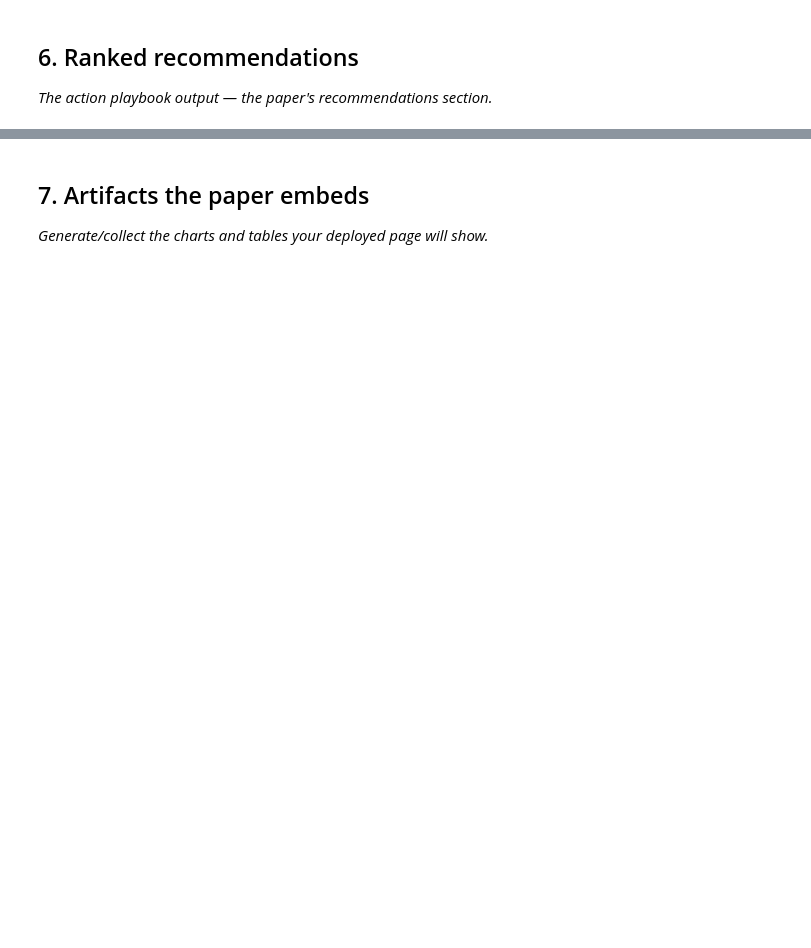
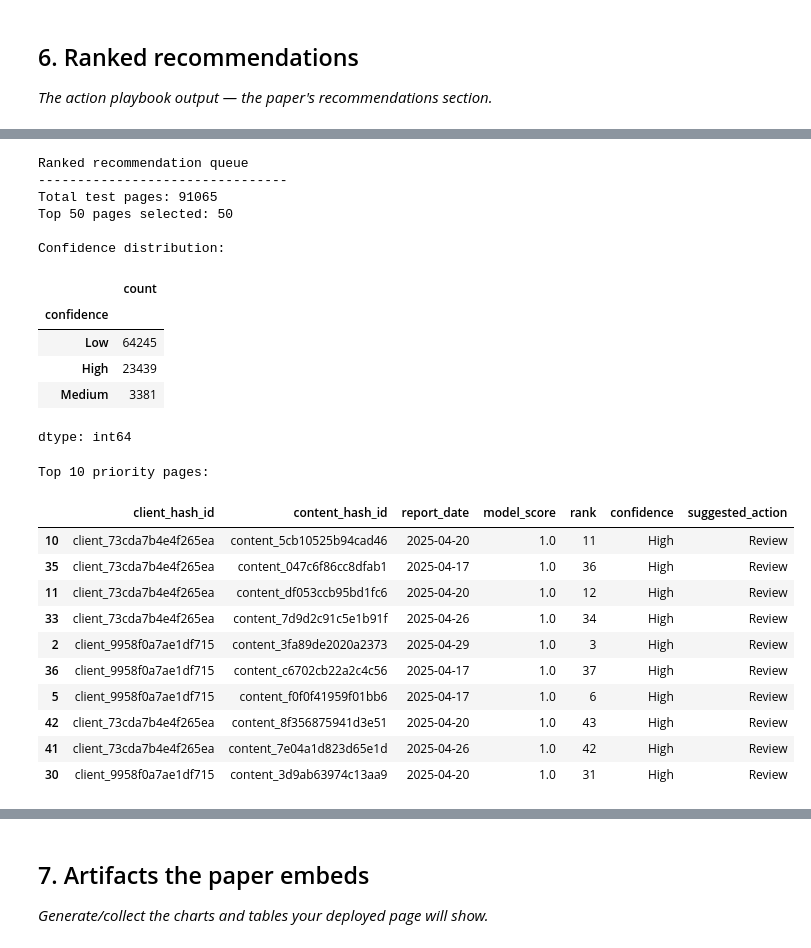
Before and after one commit to jenilrupareliya5150-bit/FlyRankAi-ml-Track, a Jupyter notebook: work/notebooks/capstone.ipynb, the cells around one changed output, grey strips where cells are left out. Saved outputs shown, nothing was run; the diff lists cells and outputs as text; code cells hidden in the pictures; blank space fills up the shorter version.

```diff
--- a/work/notebooks/capstone.ipynb
+++ b/work/notebooks/capstone.ipynb
@@ -32,0 +1162,40 @@ This skeleton is yours to fill. Work the sections **in order** — each one has
+# %%
+print("Ranked recommendation queue")
+print("--------------------------------")
+print("Total test pages:", len(recommendations))
+print("Top 50 pages selected:", len(top_50))
+
+print("\nConfidence distribution:")
+display(
+    recommendations["confidence"].value_counts()
+)
+
+print("\nTop 10 priority pages:")
+display(
+    top_50.sample(10)
+)
+# %% [output]
+Ranked recommendation queue
+--------------------------------
+Total test pages: 91065
+Top 50 pages selected: 50
+
+Confidence distribution:
+|  | count |
+| confidence |  |
+| Low | 64245 |
+| High | 23439 |
+| Medium | 3381 |
+dtype: int64
+Top 10 priority pages:
+|  | client_hash_id | content_hash_id | report_date | model_score | rank | confidence | suggested_action |
+| 10 | client_73cda7b4e4f265ea | content_5cb10525b94cad46 | 2025-04-20 | 1.0 | 11 | High | Review |
+| 35 | client_73cda7b4e4f265ea | content_047c6f86cc8dfab1 | 2025-04-17 | 1.0 | 36 | High | Review |
+| 11 | client_73cda7b4e4f265ea | content_df053ccb95bd1fc6 | 2025-04-20 | 1.0 | 12 | High | Review |
+| 33 | client_73cda7b4e4f265ea | content_7d9d2c91c5e1b91f | 2025-04-26 | 1.0 | 34 | High | Review |
+| 2 | client_9958f0a7ae1df715 | content_3fa89de2020a2373 | 2025-04-29 | 1.0 | 3 | High | Review |
+| 36 | client_9958f0a7ae1df715 | content_c6702cb22a2c4c56 | 2025-04-17 | 1.0 | 37 | High | Review |
+| 5 | client_9958f0a7ae1df715 | content_f0f0f41959f01bb6 | 2025-04-17 | 1.0 | 6 | High | Review |
+| 42 | client_73cda7b4e4f265ea | content_8f356875941d3e51 | 2025-04-20 | 1.0 | 43 | High | Review |
+| 41 | client_73cda7b4e4f265ea | content_7e04a1d823d65e1d | 2025-04-26 | 1.0 | 42 | High | Review |
+| 30 | client_9958f0a7ae1df715 | content_3d9ab63974c13aa9 | 2025-04-20 | 1.0 | 31 | High | Review |
```
Also changed, not shown: parts of 55 cells of this notebook.
